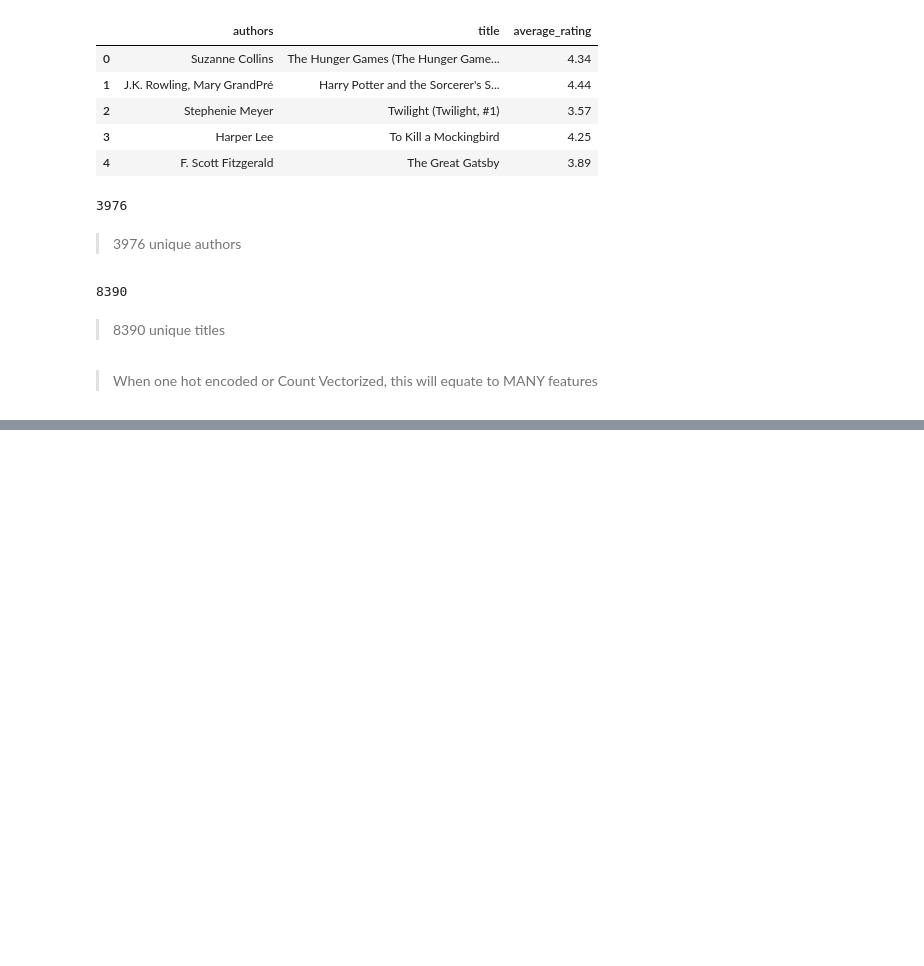
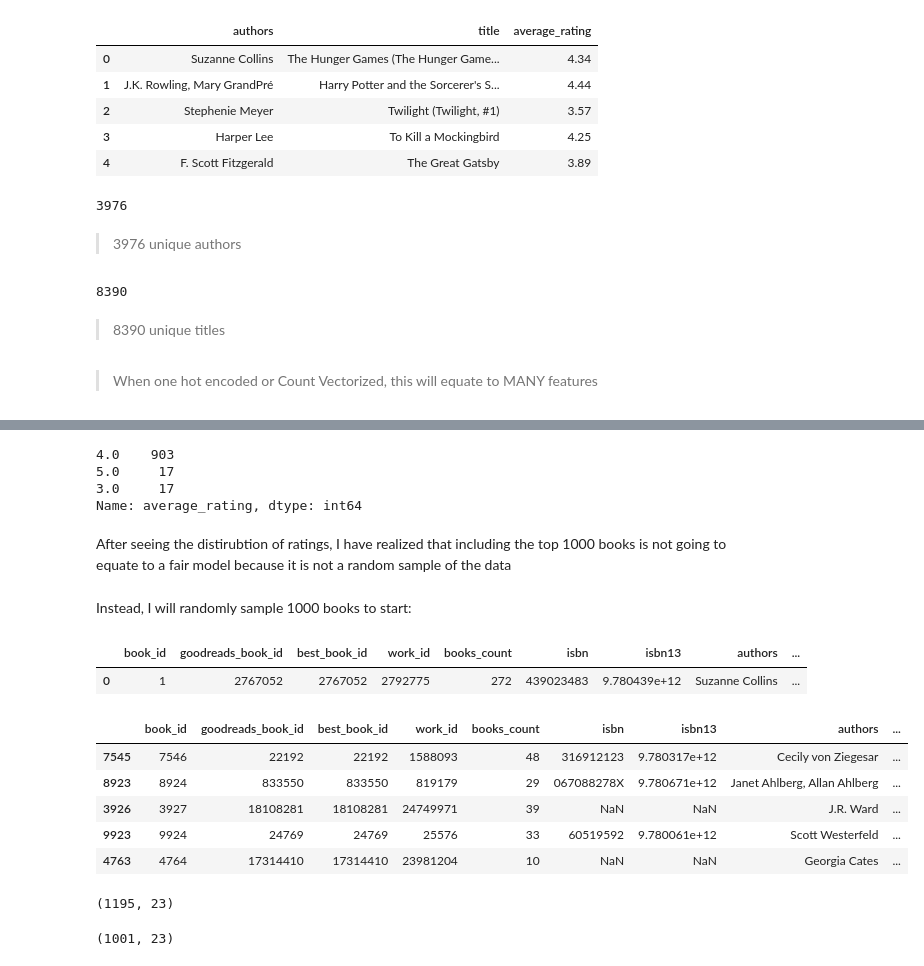
Before and after one commit to kier-johns/book_recommender_and_classifier, a Jupyter notebook: code/02-Cleaning.ipynb, the cells around one changed output, grey strips where cells are left out. Saved outputs shown, nothing was run; the diff lists cells and outputs as text; code cells hidden in the pictures; blank space fills up the shorter version.

```diff
--- a/02-Cleaning.ipynb
+++ b/code/02-Cleaning.ipynb
@@ -349,0 +434,36 @@ author_and_title.title.value_counts().count()
+# %%
+top_1000.average_rating.value_counts()
+# %% [output]
+4.0    903
+5.0     17
+3.0     17
+Name: average_rating, dtype: int64
+# %% [markdown]
+After seeing the distirubtion of ratings, I have realized that including the top 1000 books is not going to equate to a fair model because it is not a random sample of the data
+# %% [markdown]
+Instead, I will randomly sample 1000 books to start:
+# %%
+books.head(1)
+# %% [output]
+|  | book_id | goodreads_book_id | best_book_id | work_id | books_count | isbn | isbn13 | authors | ... |
+| 0 | 1 | 2767052 | 2767052 | 2792775 | 272 | 439023483 | 9.780439e+12 | Suzanne Collins | ... |
+# %%
+book_sample_1000 = books.sample(n = 1195, replace = False, random_state=1002)
+# %%
+book_sample_1000.head()
+# %% [output]
+|  | book_id | goodreads_book_id | best_book_id | work_id | books_count | isbn | isbn13 | authors | ... |
+| 7545 | 7546 | 22192 | 22192 | 1588093 | 48 | 316912123 | 9.780317e+12 | Cecily von Ziegesar | ... |
+| 8923 | 8924 | 833550 | 833550 | 819179 | 29 | 067088278X | 9.780671e+12 | Janet Ahlberg, Allan Ahlberg | ... |
+| 3926 | 3927 | 18108281 | 18108281 | 24749971 | 39 | NaN | NaN | J.R. Ward | ... |
+| 9923 | 9924 | 24769 | 24769 | 25576 | 33 | 60519592 | 9.780061e+12 | Scott Westerfeld | ... |
+| 4763 | 4764 | 17314410 | 17314410 | 23981204 | 10 | NaN | NaN | Georgia Cates | ... |
+# %%
+book_sample_1000.shape
+# %% [output]
+(1195, 23)
+# %%
+book_sample_1000 = book_sample_1000[(book_sample_1000['language_code'] == 'en-US') | (book_sample_1000['language_code'] == 'eng')]
+book_sample_1000.shape
+# %% [output]
+(1001, 23)
```
Also changed, not shown: parts of 37 cells of this notebook, 5 other files.
